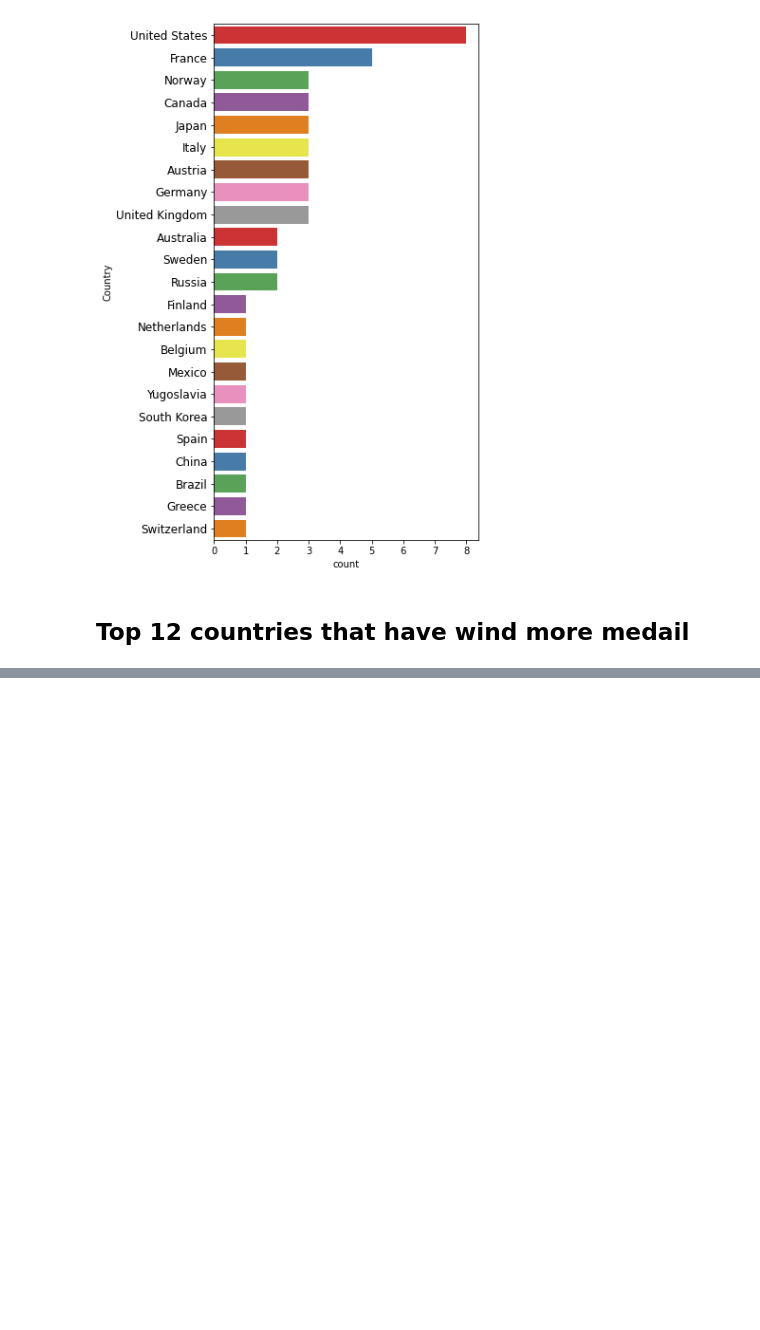
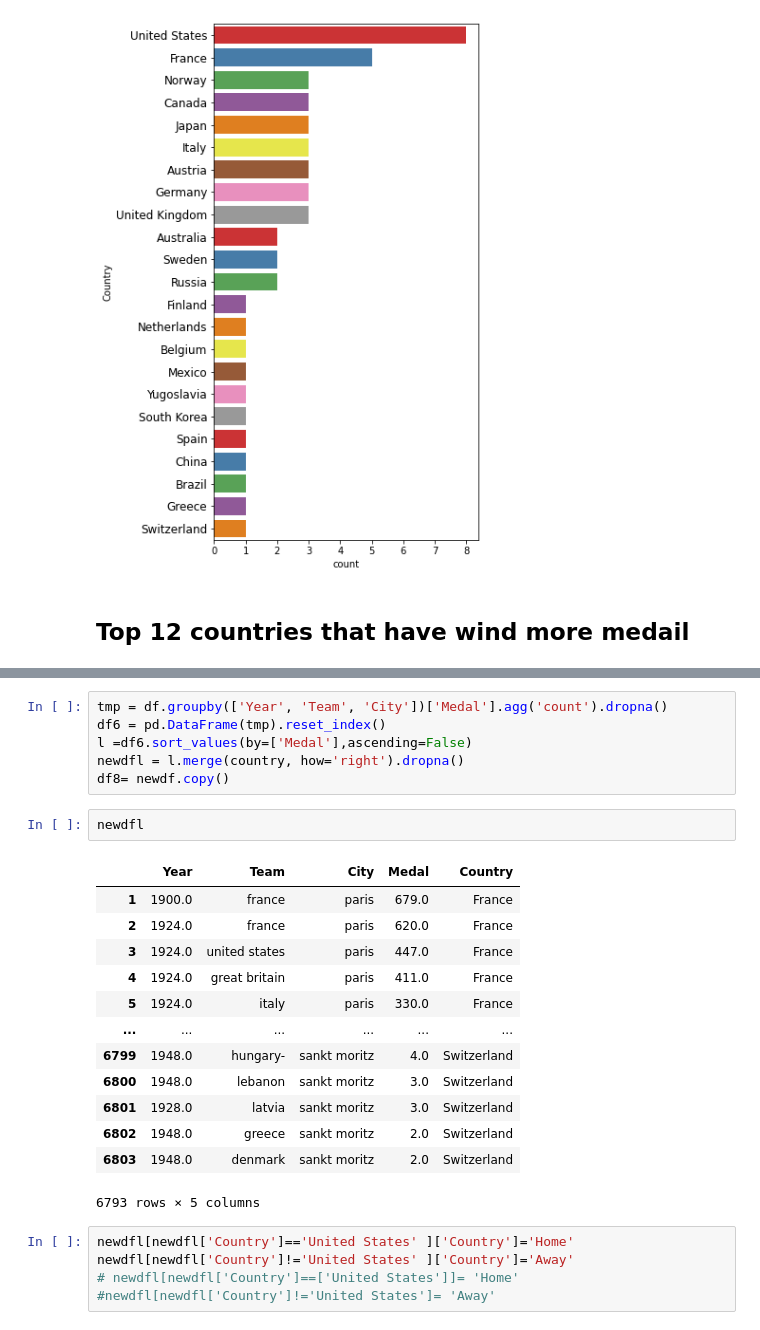
Before and after one commit to B23579/-anomaly-detection, a Jupyter notebook: data-visualization/analysis.ipynb, the cells around one changed output, grey strips where cells are left out. Saved outputs shown, nothing was run; the diff lists cells and outputs as text; blank space fills up the shorter version.

```diff
--- a/data-visualization/analysis.ipynb
+++ b/data-visualization/analysis.ipynb
@@ -393,0 +400,27 @@ TypeError: Cannot perform 'ror_' with a dtyped [object] array and scalar of type
+# %%
+tmp = df.groupby(['Year', 'Team', 'City'])['Medal'].agg('count').dropna()
+df6 = pd.DataFrame(tmp).reset_index()
+l =df6.sort_values(by=['Medal'],ascending=False)
+newdfl = l.merge(country, how='right').dropna()
+df8= newdf.copy()
+# %%
+newdfl
+# %% [output]
+|  | Year | Team | City | Medal | Country |
+| 1 | 1900.0 | france | paris | 679.0 | France |
+| 2 | 1924.0 | france | paris | 620.0 | France |
+| 3 | 1924.0 | united states | paris | 447.0 | France |
+| 4 | 1924.0 | great britain | paris | 411.0 | France |
+| 5 | 1924.0 | italy | paris | 330.0 | France |
+| ... | ... | ... | ... | ... | ... |
+| 6799 | 1948.0 | hungary- | sankt moritz | 4.0 | Switzerland |
+| 6800 | 1948.0 | lebanon | sankt moritz | 3.0 | Switzerland |
+| 6801 | 1928.0 | latvia | sankt moritz | 3.0 | Switzerland |
+| 6802 | 1948.0 | greece | sankt moritz | 2.0 | Switzerland |
+| 6803 | 1948.0 | denmark | sankt moritz | 2.0 | Switzerland |
+6793 rows × 5 columns
+# %%
+newdfl[newdfl['Country']=='United States' ]['Country']='Home'
+newdfl[newdfl['Country']!='United States' ]['Country']='Away'
+# newdfl[newdfl['Country']==['United States']]= 'Home'
+#newdfl[newdfl['Country']!='United States']= 'Away'
```
Also changed, not shown: parts of 12 cells of this notebook.
